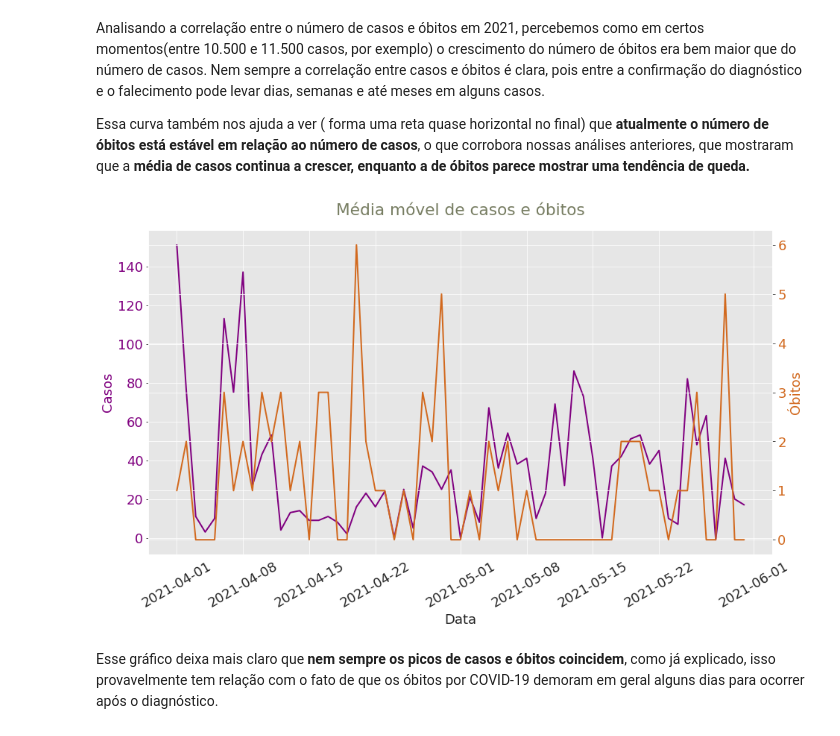
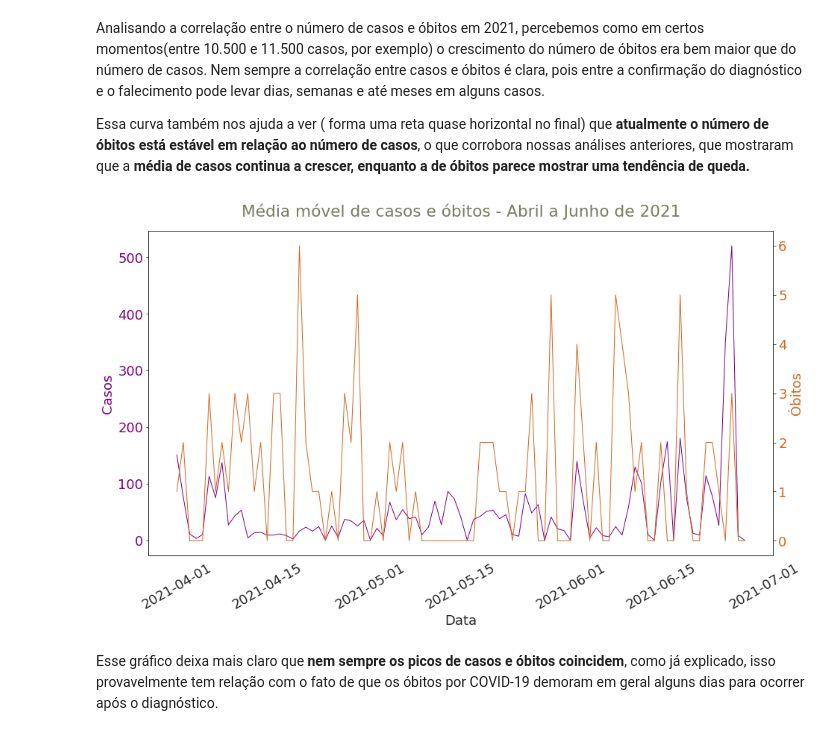
Before and after one commit to camilasp/Previsao_COVID-19, a Jupyter notebook: notebooks/Projeto_3.ipynb, the cells around one changed output. Saved outputs shown, nothing was run; the diff lists cells and outputs as text; code cells hidden in the pictures.

```diff
--- a/notebooks/Projeto_3.ipynb
+++ b/notebooks/Projeto_3.ipynb
@@ -168 +170,3 @@ font_t = {'family': 'sans-serif',
+# %%
+sns.set_style("white")
 # %%
@@ -315,6 +323,8 @@ Ao invés de utilizar os dados de casos e óbitos novos diários eu **optei por
 # %%
 dados_botucatu['media_movel_casos']=dados_botucatu['casos_novos'].rolling(window=7, center=False).mean()
 dados_botucatu['media_movel_obitos']=dados_botucatu['obitos_novos'].rolling(window=7, center=False).mean()
+# %%
+sns.set_style("white")
 # %%
 sns.lineplot(x='date',y='casos_novos',data=dados_botucatu, color = '#FACA57').set_title('Casos e média móvel - Botucatu', pad = 20, fontdict=font_t)
 sns.lineplot(x='date',y='media_movel_casos',data=dados_botucatu, color ='#FF9729')
@@ -370,23 +380,25 @@ Analisando a correlação entre o número de casos e óbitos em 2021, percebemos
 
 Essa curva também nos ajuda a ver ( forma uma reta quase horizontal no final) que **atualmente o número de óbitos está estável em relação ao número de casos**, o que corrobora nossas análises anteriores, que mostraram que a **média de casos continua a crescer, enquanto a de óbitos parece mostrar uma tendência de queda.**
 # %%
-dados_recente = dados_botucatu.query('mes==4 & ano==2021 | mes==5 & ano==2021')
+dados_recente = dados_botucatu.query('mes == 4 & ano==2021| mes == 5 & ano==2021| mes == 6 & ano==2021')
+# %%
+sns.set_style("white")
 # %%
 color='purple'
-ax1 = sns.lineplot(x = 'date', y = 'casos_novos', data = dados_recente, color=color, linewidth=2)
+ax1 = sns.lineplot(x = 'date', y = 'casos_novos', data = dados_recente, color=color, linewidth=1)
 ax1.set_xlabel('Data')
 ax1.set_ylabel('Casos', color=color)
 ax1.tick_params(axis='y', labelcolor=color)
 plt.xticks(rotation='30')
 ax2= ax1.twinx()
 color = 'chocolate'
-ax2 = sns.lineplot(x = 'date', y = 'obitos_novos', data = dados_recente, color = color, linewidth=2)
+ax2 = sns.lineplot(x = 'date', y = 'obitos_novos', data = dados_recente, color = color, linewidth=1)
 ax2.set_ylabel('Óbitos', color=color)
 ax2.tick_params(axis='y', labelcolor=color)
-plt.title('Média móvel de casos e óbitos', color='#777D62', pad= 20)
+plt.title('Média móvel de casos e óbitos - Abril a Junho de 2021', color='#777D62', pad= 20)
 plt.show()
 # %% [output]
-[figure, old version]
+[figure, new version]
 # %% [markdown]
 Esse gráfico deixa mais claro que **nem sempre os picos de casos e óbitos coincidem**, como já explicado, isso provavelmente tem relação com o fato de que os óbitos por COVID-19 demoram em geral alguns dias para ocorrer após o diagnóstico.
 # %% [markdown]
```
Also changed, not shown: parts of 19 cells of this notebook.
